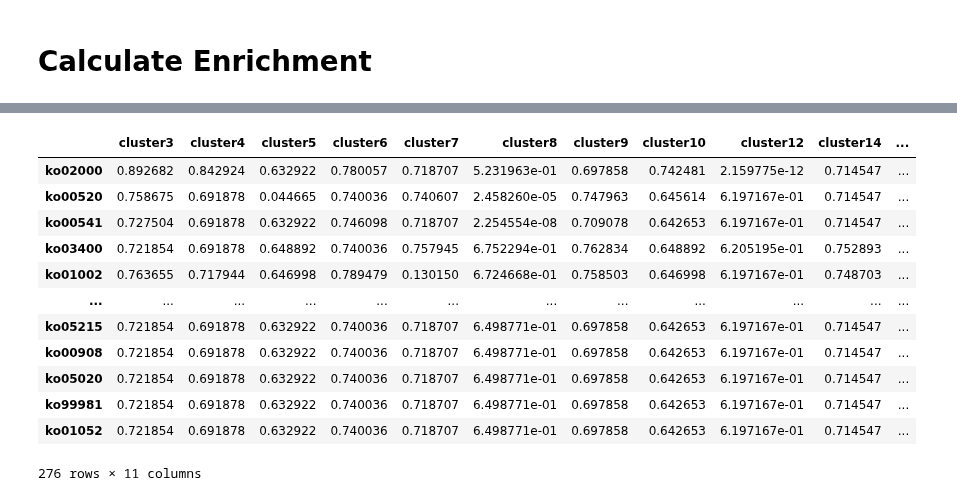
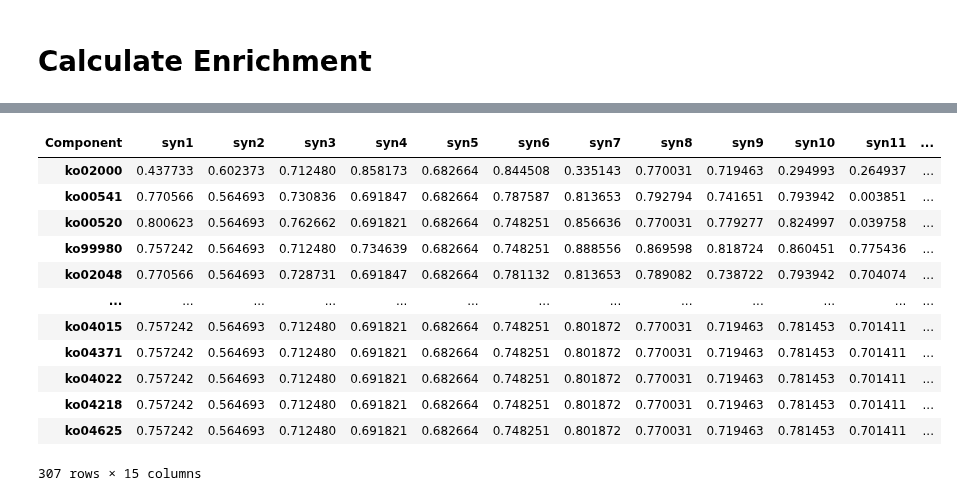
Before and after one commit to blasks/barnacle-manuscript, a Jupyter notebook: analyses/7-interpretation/enrichment-analysis.ipynb, the cells around one changed output, grey strips where cells are left out. Drawn from its saved outputs; the diff is of its cells as text; code cells hidden in the pictures.

```diff
--- a/analyses/7-interpretation/enrichment-analysis.ipynb
+++ b/analyses/7-interpretation/enrichment-analysis.ipynb
@@ -287,9 +301,9 @@ collisions_df
 # %%
 # deduplicate the discordant ortholog-ko mapping by simple majority vote
 
-ko_count_df = pd.DataFrame(annot_df.groupby('OrthologID').ko_id.value_counts()).rename(
+ko_count_df = pd.DataFrame(annot_df.groupby('CyCOGID').ko_id.value_counts()).rename(
     columns={'ko_id': 'count'}).reset_index()
-ko_count_df = ko_count_df.loc[ko_count_df.groupby('OrthologID')['count'].idxmax(), :]
+ko_count_df = ko_count_df.loc[ko_count_df.groupby('CyCOGID')['count'].idxmax(), :]
 
 # add in KO annotation
 name_map = annot_df[['ko_id', 'ko_name']].drop_duplicates()
@@ -300,13 +314,13 @@ ko_count_df = pd.merge(left=ko_count_df, right=name_map[['ko_id', 'DescriptionKO
 # remove prefix from KOID
 ko_count_df['KOID'] = ko_count_df['ko_id'].str[3:]
 # rename count column and drop old ko_id column
-ko_count_df = ko_count_df[['OrthologID', 'KOID', 'DescriptionKO', 'count']].rename(
-    columns={'count': 'NRefsKO'}).set_index('OrthologID')
+ko_count_df = ko_count_df[['CyCOGID', 'KOID', 'DescriptionKO', 'count']].rename(
+    columns={'count': 'NRefsKO'}).set_index('CyCOGID')
 # calculate refs with KO mapping other than the one chosen
-ko_count_df['NRefsOtherKO'] = annot_df.groupby('OrthologID').GeneID.count() - ko_count_df['NRefsKO']
+ko_count_df['NRefsOtherKO'] = annot_df.groupby('CyCOGID').GeneID.count() - ko_count_df['NRefsKO']
 
 # add ko_count_df into ko_map_df
-ko_map_df = pd.merge(ko_map_df, ko_count_df, on='OrthologID', how='left')
+ko_map_df = pd.merge(ko_map_df, ko_count_df, on='CyCOGID', how='left')
 
 pd.reset_option('max_colwidth')
 ko_map_df
@@ -518,6 +540,6 @@ for path, cycog_count in pd.DataFrame(data_dict).sum().sort_values(ascending=Fal
     total_kos = len(pathway_dict[path])
     print(f'{path}: {pathway_names[path]}\n\t{cycog_count} CyCOGs representing {ko_count}/{total_kos} unique KOs')
     # append list of cycogs associated with each pathway to dictionary
-    cycog_pathway_dict[path] = pathway_df.loc[pathway_df[path].gt(0), 'OrthologID'].to_list()
+    cycog_pathway_dict[path] = pathway_df.loc[pathway_df[path].gt(0), 'CyCOGID'].to_list()
 # %% [output]
 ko02000: Transporters [BR:ko02000]
@@ -553,16 +593,17 @@ array([60000001, 60000002, 60000003, ..., 60040262, 60040287, 60040292])
 # %%
-# assemble pro cluster weights & bootstraps
+# pull out median bootstrap weights
 
-pro_weights_df = pd.DataFrame(index=pro_ds.ortholog.to_numpy())
-pro_boots_df = pd.DataFrame(index=pro_ds.ortholog.to_numpy())
+# pull out pro gene weight data
+pro_gene_df = pro_ds.median(dim=['Bootstrap', 'Replicate']).GeneWeight.T.to_pandas()
+pro_gene_df = pro_gene_df.rename(columns=dict(zip(pro_gene_df.columns, [f"pro{i}" for i in pro_gene_df.columns])))
+# select only robust components
+pro_gene_df = pro_gene_df.loc[:, pro_clusters]
 
-pro_clusters = [2, 3, 4, 5, 6, 8, 9, 10, 11, 12, 13, 14, 15, 17]
-for cluster in pro_clusters:
-    df = pd.read_csv(data_dir / f'figures/v2-batch-t=0.01/pro/cluster{cluster}.csv')
-    pro_weights_df = pd.merge(pro_weights_df, df.set_index('cycog')['weight'], left_index=True, right_index=True,
-                              how='left').rename(columns={'weight': f'cluster{cluster}'}).fillna(0)
-    pro_boots_df = pd.merge(pro_boots_df, df.set_index('cycog')['% bootstraps'], left_index=True, right_index=True,
-                            how='left').rename(columns={'% bootstraps': f'cluster{cluster}'}).fillna(0)
+# pull out syn gene weight data
+syn_gene_df = syn_ds.median(dim=['Bootstrap', 'Replicate']).GeneWeight.T.to_pandas()
+syn_gene_df = syn_gene_df.rename(columns=dict(zip(syn_gene_df.columns, [f"syn{i}" for i in syn_gene_df.columns])))
+# select only robust components
+syn_gene_df = syn_gene_df.loc[:, syn_clusters]
 
-pro_weights_df
+syn_gene_df
 # %% [output]
@@ -620,9 +624,7 @@ def adjust_pvals(pvals):
 # %%
 # run Mann-Whitney U test for every pathway against every pro cluster
 
-input_df = pro_weights_df * pro_boots_df    # hadamard product
-# only consider weights from genes with at least 50% bootstrap value
-input_df[pro_boots_df.lt(0.1)] = 0.0
+input_df = pro_gene_df
 
 p_vals = []
 for pathway in cycog_pathway_dict.keys():
@@ -680,37 +684,35 @@ cluster2 (13 enriched pathways)
 # %%
 # run Mann-Whitney U test for every pathway against every syn cluster
 
-input_df = syn_weights_df * syn_boots_df    # hadamard product
-# only consider weights from genes with at least 50% bootstrap value
-input_df[syn_boots_df.lt(0.5)] = 0.0
+input_df = syn_gene_df
 
 p_vals = []
 for pathway in cycog_pathway_dict.keys():
     x = input_df.loc[input_df.index.isin(cycog_pathway_dict[pathway]), :]
     y = input_df.loc[~input_df.index.isin(cycog_pathway_dict[pathway]), :]
     result = mannwhitneyu(x, y, alternative='greater', axis=0, method='asymptotic')
     p_vals.append(result.pvalue)
 syn_enrich_df = pd.DataFrame(p_vals, index=cycog_pathway_dict.keys(), columns=input_df.columns)
 # drop the pathways that are all NAs
 syn_enrich_df = syn_enrich_df[~syn_enrich_df.isna().all(axis=1)]
 # adjust p-values
 syn_enrich_df = syn_enrich_df.apply(adjust_pvals, raw=True)
 
 syn_enrich_df
 # %% [output]
-|  | cluster3 | cluster4 | cluster5 | cluster6 | cluster7 | cluster8 | cluster9 | cluster10 | cluster12 | cluster14 | ... |
-| ko02000 | 0.892682 | 0.842924 | 0.632922 | 0.780057 | 0.718707 | 5.231963e-01 | 0.697858 | 0.742481 | 2.159775e-12 | 0.714547 | ... |
-| ko00520 | 0.758675 | 0.691878 | 0.044665 | 0.740036 | 0.740607 | 2.458260e-05 | 0.747963 | 0.645614 | 6.197167e-01 | 0.714547 | ... |
-| ko00541 | 0.727504 | 0.691878 | 0.632922 | 0.746098 | 0.718707 | 2.254554e-08 | 0.709078 | 0.642653 | 6.197167e-01 | 0.714547 | ... |
-| ko03400 | 0.721854 | 0.691878 | 0.648892 | 0.740036 | 0.757945 | 6.752294e-01 | 0.762834 | 0.648892 | 6.205195e-01 | 0.752893 | ... |
-| ko01002 | 0.763655 | 0.717944 | 0.646998 | 0.789479 | 0.130150 | 6.724668e-01 | 0.758503 | 0.646998 | 6.197167e-01 | 0.748703 | ... |
-| ... | ... | ... | ... | ... | ... | ... | ... | ... | ... | ... | ... |
-| ko05215 | 0.721854 | 0.691878 | 0.632922 | 0.740036 | 0.718707 | 6.498771e-01 | 0.697858 | 0.642653 | 6.197167e-01 | 0.714547 | ... |
-| ko00908 | 0.721854 | 0.691878 | 0.632922 | 0.740036 | 0.718707 | 6.498771e-01 | 0.697858 | 0.642653 | 6.197167e-01 | 0.714547 | ... |
-| ko05020 | 0.721854 | 0.691878 | 0.632922 | 0.740036 | 0.718707 | 6.498771e-01 | 0.697858 | 0.642653 | 6.197167e-01 | 0.714547 | ... |
-| ko99981 | 0.721854 | 0.691878 | 0.632922 | 0.740036 | 0.718707 | 6.498771e-01 | 0.697858 | 0.642653 | 6.197167e-01 | 0.714547 | ... |
-| ko01052 | 0.721854 | 0.691878 | 0.632922 | 0.740036 | 0.718707 | 6.498771e-01 | 0.697858 | 0.642653 | 6.197167e-01 | 0.714547 | ... |
+| Component | syn1 | syn2 | syn3 | syn4 | syn5 | syn6 | syn7 | syn8 | syn9 | syn10 | syn11 | ... |
+| ko02000 | 0.437733 | 0.602373 | 0.712480 | 0.858173 | 0.682664 | 0.844508 | 0.335143 | 0.770031 | 0.719463 | 0.294993 | 0.264937 | ... |
+| ko00541 | 0.770566 | 0.564693 | 0.730836 | 0.691847 | 0.682664 | 0.787587 | 0.813653 | 0.792794 | 0.741651 | 0.793942 | 0.003851 | ... |
+| ko00520 | 0.800623 | 0.564693 | 0.762662 | 0.691821 | 0.682664 | 0.748251 | 0.856636 | 0.770031 | 0.779277 | 0.824997 | 0.039758 | ... |
+| ko99980 | 0.757242 | 0.564693 | 0.712480 | 0.734639 | 0.682664 | 0.748251 | 0.888556 | 0.869598 | 0.818724 | 0.860451 | 0.775436 | ... |
+| ko02048 | 0.770566 | 0.564693 | 0.728731 | 0.691847 | 0.682664 | 0.781132 | 0.813653 | 0.789082 | 0.738722 | 0.793942 | 0.704074 | ... |
+| ... | ... | ... | ... | ... | ... | ... | ... | ... | ... | ... | ... | ... |
+| ko04015 | 0.757242 | 0.564693 | 0.712480 | 0.691821 | 0.682664 | 0.748251 | 0.801872 | 0.770031 | 0.719463 | 0.781453 | 0.701411 | ... |
+| ko04371 | 0.757242 | 0.564693 | 0.712480 | 0.691821 | 0.682664 | 0.748251 | 0.801872 | 0.770031 | 0.719463 | 0.781453 | 0.701411 | ... |
+| ko04022 | 0.757242 | 0.564693 | 0.712480 | 0.691821 | 0.682664 | 0.748251 | 0.801872 | 0.770031 | 0.719463 | 0.781453 | 0.701411 | ... |
+| ko04218 | 0.757242 | 0.564693 | 0.712480 | 0.691821 | 0.682664 | 0.748251 | 0.801872 | 0.770031 | 0.719463 | 0.781453 | 0.701411 | ... |
+| ko04625 | 0.757242 | 0.564693 | 0.712480 | 0.691821 | 0.682664 | 0.748251 | 0.801872 | 0.770031 | 0.719463 | 0.781453 | 0.701411 | ... |
-276 rows × 11 columns
+307 rows × 15 columns
 # %%
 # list the most enriched pathways for each cluster
 
```
Also changed, not shown: parts of 43 cells of this notebook.
